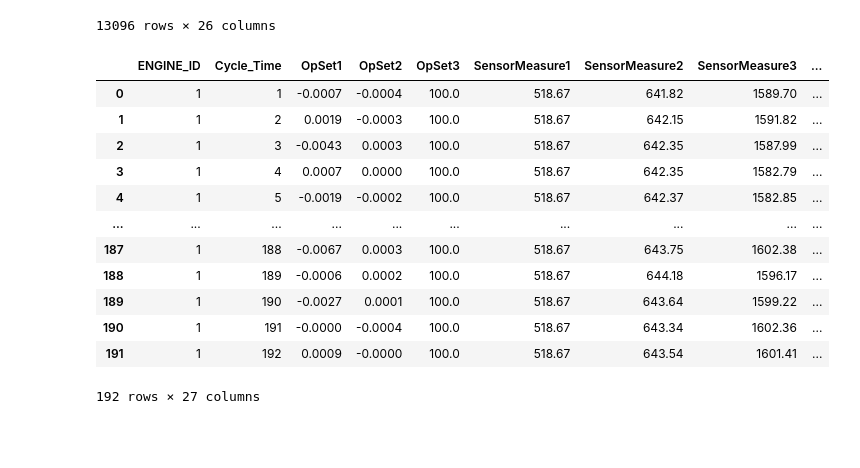
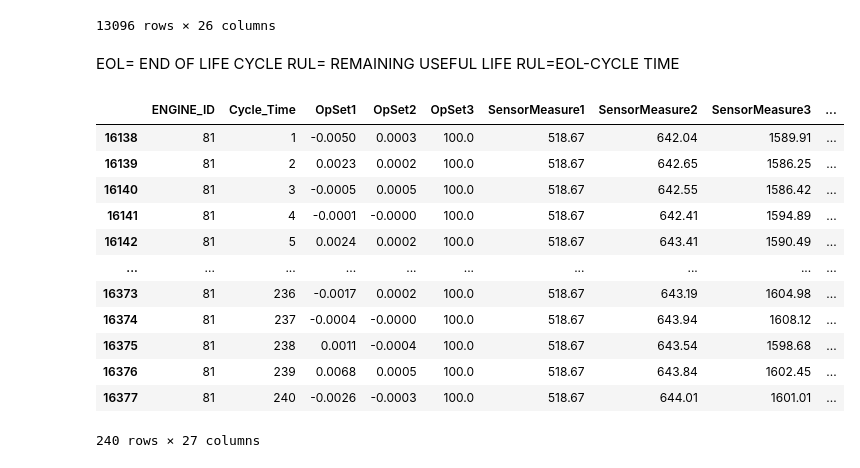
Before and after one commit to kanadsen/ME_773_PROJECT, a Jupyter notebook: dat_preprocess.ipynb, the cells around one changed output. Saved outputs shown, nothing was run; the diff lists cells and outputs as text; code cells hidden in the pictures; blank space fills up the shorter version.

```diff
--- a/dat_preprocess.ipynb
+++ b/dat_preprocess.ipynb
@@ -131,25 +131,29 @@ def add_rul_to_data(test_data,data_rul):
     test_data = test_data.merge(test_rul_max, on=['ENGINE_ID'], how='left')
 
     # add the current RUL for every cycle
-    test_data['RUL'] = test_data['max'] + test_data['final_rul'] - test_data['Cycle_Time']
+    test_data['RUL'] = test_data['max']- test_data['Cycle_Time']
     test_data.drop(['max', 'final_rul'], axis=1, inplace=True)
 
     return test_data
 f_data=add_rul_to_data(train_initial_data,RUL_values)
+# %% [markdown]
+EOL= END OF LIFE CYCLE
+RUL= REMAINING USEFUL LIFE
+RUL=EOL-CYCLE TIME
 # %%
 #Check for individual ENGINE ID
-f_data[f_data['ENGINE_ID'] == 1]
+f_data[f_data['ENGINE_ID'] == 81]
 # %% [output]
 |  | ENGINE_ID | Cycle_Time | OpSet1 | OpSet2 | OpSet3 | SensorMeasure1 | SensorMeasure2 | SensorMeasure3 | ... |
-| 0 | 1 | 1 | -0.0007 | -0.0004 | 100.0 | 518.67 | 641.82 | 1589.70 | ... |
-| 1 | 1 | 2 | 0.0019 | -0.0003 | 100.0 | 518.67 | 642.15 | 1591.82 | ... |
-| 2 | 1 | 3 | -0.0043 | 0.0003 | 100.0 | 518.67 | 642.35 | 1587.99 | ... |
-| 3 | 1 | 4 | 0.0007 | 0.0000 | 100.0 | 518.67 | 642.35 | 1582.79 | ... |
-| 4 | 1 | 5 | -0.0019 | -0.0002 | 100.0 | 518.67 | 642.37 | 1582.85 | ... |
+| 16138 | 81 | 1 | -0.0050 | 0.0003 | 100.0 | 518.67 | 642.04 | 1589.91 | ... |
+| 16139 | 81 | 2 | 0.0023 | 0.0002 | 100.0 | 518.67 | 642.65 | 1586.25 | ... |
+| 16140 | 81 | 3 | -0.0005 | 0.0005 | 100.0 | 518.67 | 642.55 | 1586.42 | ... |
+| 16141 | 81 | 4 | -0.0001 | -0.0000 | 100.0 | 518.67 | 642.41 | 1594.89 | ... |
+| 16142 | 81 | 5 | 0.0024 | 0.0002 | 100.0 | 518.67 | 643.41 | 1590.49 | ... |
 | ... | ... | ... | ... | ... | ... | ... | ... | ... | ... |
-| 187 | 1 | 188 | -0.0067 | 0.0003 | 100.0 | 518.67 | 643.75 | 1602.38 | ... |
-| 188 | 1 | 189 | -0.0006 | 0.0002 | 100.0 | 518.67 | 644.18 | 1596.17 | ... |
-| 189 | 1 | 190 | -0.0027 | 0.0001 | 100.0 | 518.67 | 643.64 | 1599.22 | ... |
-| 190 | 1 | 191 | -0.0000 | -0.0004 | 100.0 | 518.67 | 643.34 | 1602.36 | ... |
-| 191 | 1 | 192 | 0.0009 | -0.0000 | 100.0 | 518.67 | 643.54 | 1601.41 | ... |
+| 16373 | 81 | 236 | -0.0017 | 0.0002 | 100.0 | 518.67 | 643.19 | 1604.98 | ... |
+| 16374 | 81 | 237 | -0.0004 | -0.0000 | 100.0 | 518.67 | 643.94 | 1608.12 | ... |
+| 16375 | 81 | 238 | 0.0011 | -0.0004 | 100.0 | 518.67 | 643.54 | 1598.68 | ... |
+| 16376 | 81 | 239 | 0.0068 | 0.0005 | 100.0 | 518.67 | 643.84 | 1602.45 | ... |
+| 16377 | 81 | 240 | -0.0026 | -0.0003 | 100.0 | 518.67 | 644.01 | 1601.01 | ... |
-192 rows × 27 columns
+240 rows × 27 columns
```
Also changed, not shown: parts of 2 cells of this notebook.
